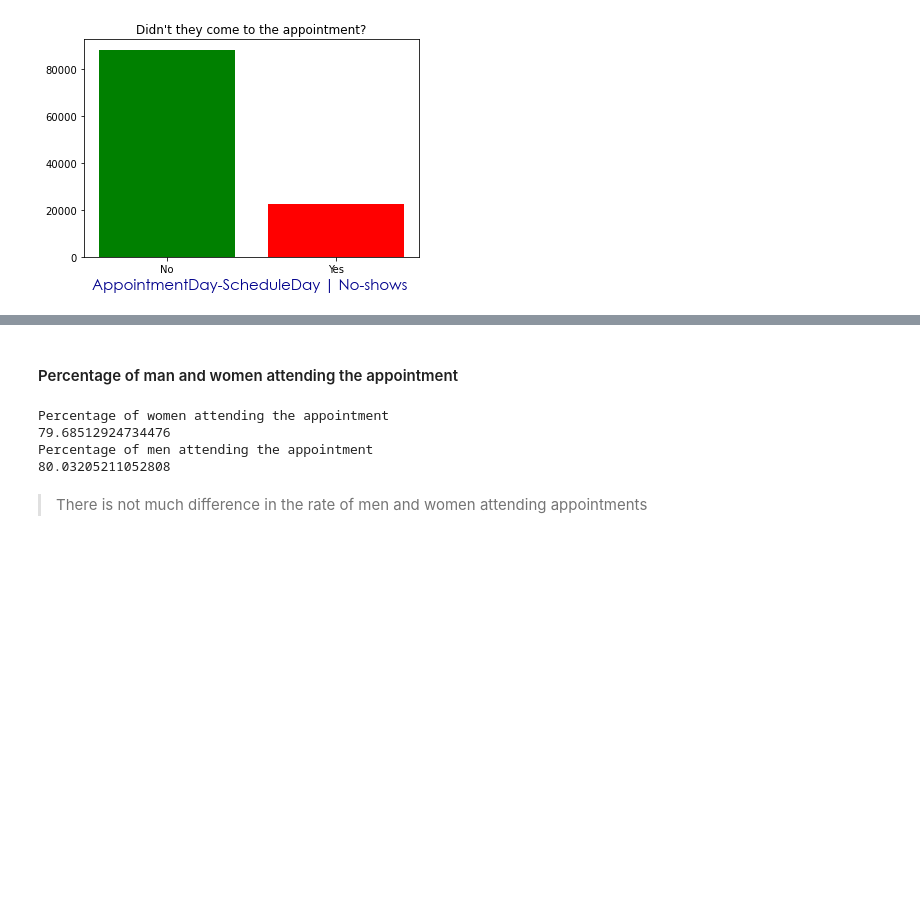
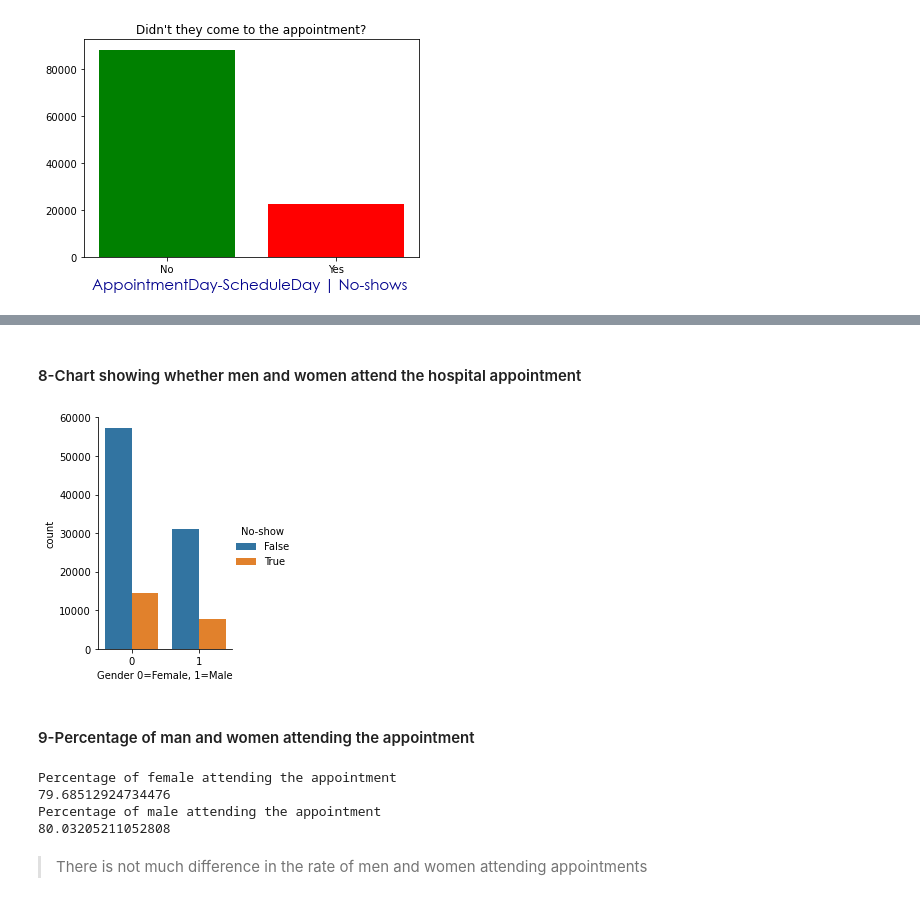
Before and after one commit to FurkanSrtc/ExploratoryDataAnalysis, a Jupyter notebook: Medical Appointment No Shows/MedicalAppointment.ipynb, the cells around one changed output, grey strips where cells are left out. Saved outputs shown, nothing was run; the diff lists cells and outputs as text; code cells hidden in the pictures; blank space fills up the shorter version.

```diff
--- a/Medical Appointment No Shows/MedicalAppointment.ipynb
+++ b/Medical Appointment No Shows/MedicalAppointment.ipynb
@@ -231,2 +227,12 @@ M    38687
 Name: Gender, dtype: int64
+# %% [markdown]
+#### 8-Chart showing whether men and women attend the hospital appointment
+# %%
+g = sns.catplot(x="Gender", hue="No-show",
+                data=df, kind="count",
+                height=4, aspect=.7);
+g.set(xlabel='Gender 0=Female, 1=Male')
+plt.show()
+# %% [output]
+[figure, added]
 # %%
@@ -243,17 +249,17 @@ nom=df[df['No-show']==False].groupby("Gender")["Gender"].count()[1]
 nopercentagef=nof/(totalf)*100
 nopercentagem=nom/(totalm)*100
 # %% [markdown]
-#### Percentage of man and women attending the appointment
+#### 9-Percentage of man and women attending the appointment
 # %%
-print("Percentage of women attending the appointment")
+print("Percentage of female attending the appointment")
 print(nopercentagef)
 
-print("Percentage of men attending the appointment")
+print("Percentage of male attending the appointment")
 print(nopercentagem)
 # %% [output]
-Percentage of women attending the appointment
+Percentage of female attending the appointment
 79.68512924734476
-Percentage of men attending the appointment
+Percentage of male attending the appointment
 80.03205211052808
 # %% [markdown]
 > There is not much difference in the rate of men and women attending appointments
```
Also changed, not shown: parts of 70 cells of this notebook.
